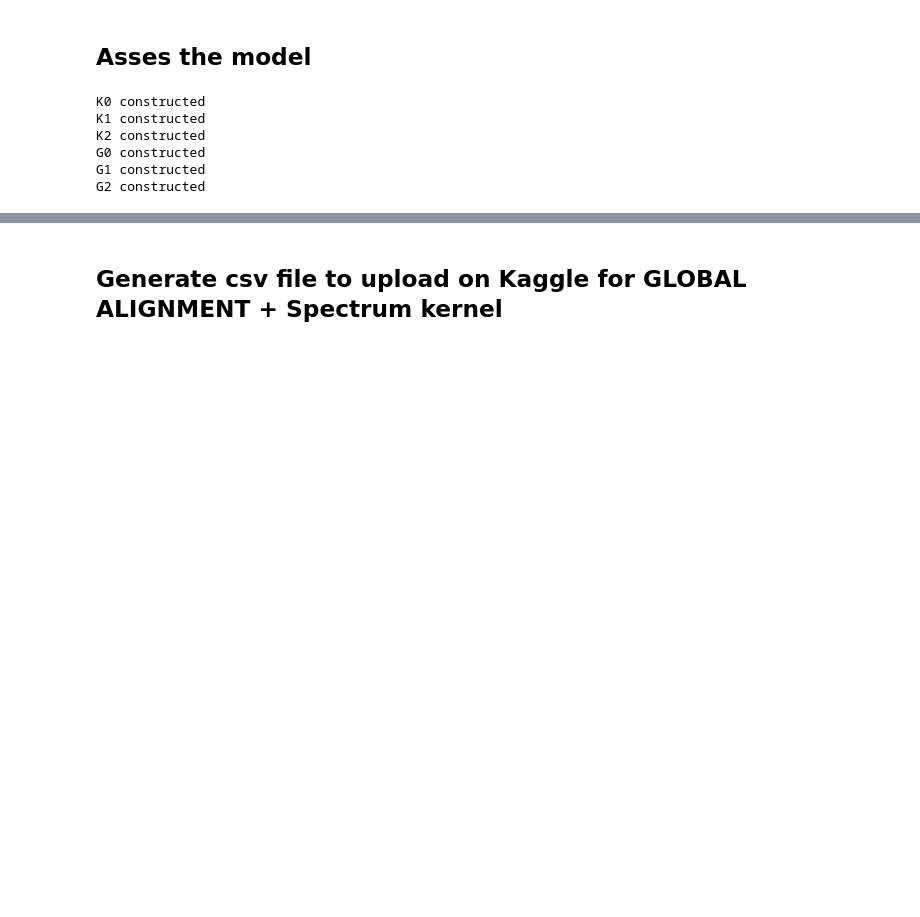
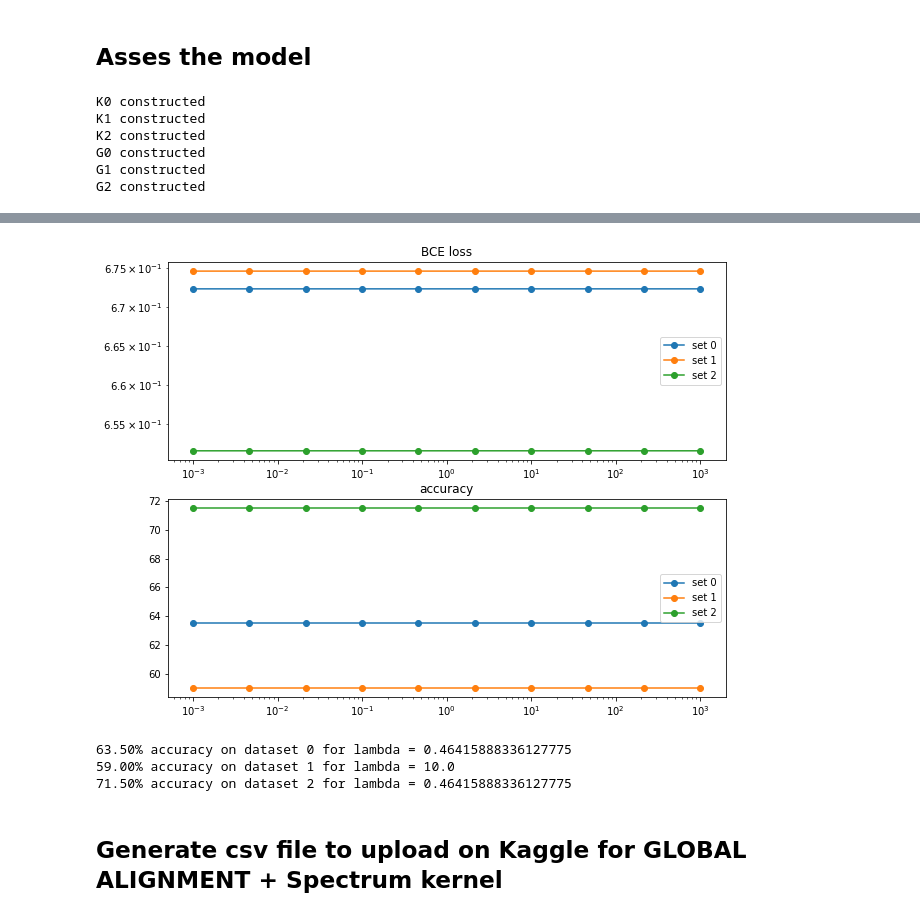
Before and after one commit to jhauret/Kaggle_KernelML_2021, a Jupyter notebook: FinalApproach.ipynb, the cells around one changed output, grey strips where cells are left out. Drawn from its saved outputs; the diff is of its cells as text; code cells hidden in the pictures; blank space fills up the shorter version.

```diff
--- a/FinalApproach.ipynb
+++ b/FinalApproach.ipynb
@@ -339,0 +392,18 @@ for lambdaa in [1e-8,1e-7,1e-6,5e-6,8e-6,9e-6,1e-5,2e-5,5e-5,1e-4,1e-3]:
+# %%
+# K0 = np.exp(K0_AK / 120)/ 0.46 + K0_SK/4.64/1e-6
+# G0 = np.exp(G0_AK / 120)/ 0.46 + G0_SK/4.64/1e-6
+
+# K1 = np.exp(K1_AK / 120)/ 0.46 + K1_SK /  0.046
+# G1 = np.exp(G1_AK / 120)/ 0.46 + G1_SK /  0.046
+
+# K2 = np.exp(K2_AK / 120)/0.1 + K2_SK / 0.0001
+# G2 = np.exp(G2_AK / 120)/0.1 + G2_SK / 0.0001
+
+K0 = np.exp(K0_AK / 120) + K0_SK
+G0 = np.exp(G0_AK / 120) + G0_SK
+
+K1 = np.exp(K1_AK / 120) + K1_SK
+G1 = np.exp(G1_AK / 120) + G1_SK
+
+K2 = np.exp(K2_AK / 120) + K2_SK
+G2 = np.exp(G2_AK / 120) + G2_SK
@@ -340,3 +445,41 @@ for lambdaa in [1e-8,1e-7,1e-6,5e-6,8e-6,9e-6,1e-5,2e-5,5e-5,1e-4,1e-3]:
+# %%
+fig, axs = plt.subplots(2, 1, figsize = (10,8))
+loss_vs_lambda = np.array(loss_vs_lambda)
+accuracy_vs_lambda = np.array(accuracy_vs_lambda)
+
+axs[0].set_xscale("log")
+axs[0].set_yscale("log")
+
+axs[1].set_xscale("log")
+
+for i in range(3):
+    axs[0].plot(lambdaa_list, loss_vs_lambda[i] - 1e-5*accuracy_vs_lambda[i], "-o", label=f"set {i}")
+    axs[1].plot(lambdaa_list, accuracy_vs_lambda[i], "-o", label=f"set {i}")
+axs[0].set_title('BCE loss')
+axs[1].set_title('accuracy')
+axs[0].legend()
+axs[1].legend()
+
+plt.show()
+
+best_lambda_idx = np.nanargmin(loss_vs_lambda- 1e-5*accuracy_vs_lambda[i], axis=1)
+for i, idx in enumerate(best_lambda_idx):
+    print(
+        "{:.2f}% accuracy on dataset {} for lambda = {}".format(
+            accuracy_vs_lambda[i][idx], i, lambdaa_list[idx]
+        )
+    )
+
+best_lambda0, best_lambda1, best_lambda2 = (
+    lambdaa_list[best_lambda_idx[0]],
+    lambdaa_list[best_lambda_idx[1]],
+    lambdaa_list[best_lambda_idx[2]],
+)
+# %% [output]
+[figure, added]
+63.50% accuracy on dataset 0 for lambda = 0.46415888336127775
+59.00% accuracy on dataset 1 for lambda = 10.0
+71.50% accuracy on dataset 2 for lambda = 0.46415888336127775
 # %% [markdown]
 ## Generate csv file to upload on Kaggle for GLOBAL ALIGNMENT + Spectrum kernel
 # %%
```
Also changed, not shown: parts of 17 cells of this notebook, 4 other files.
